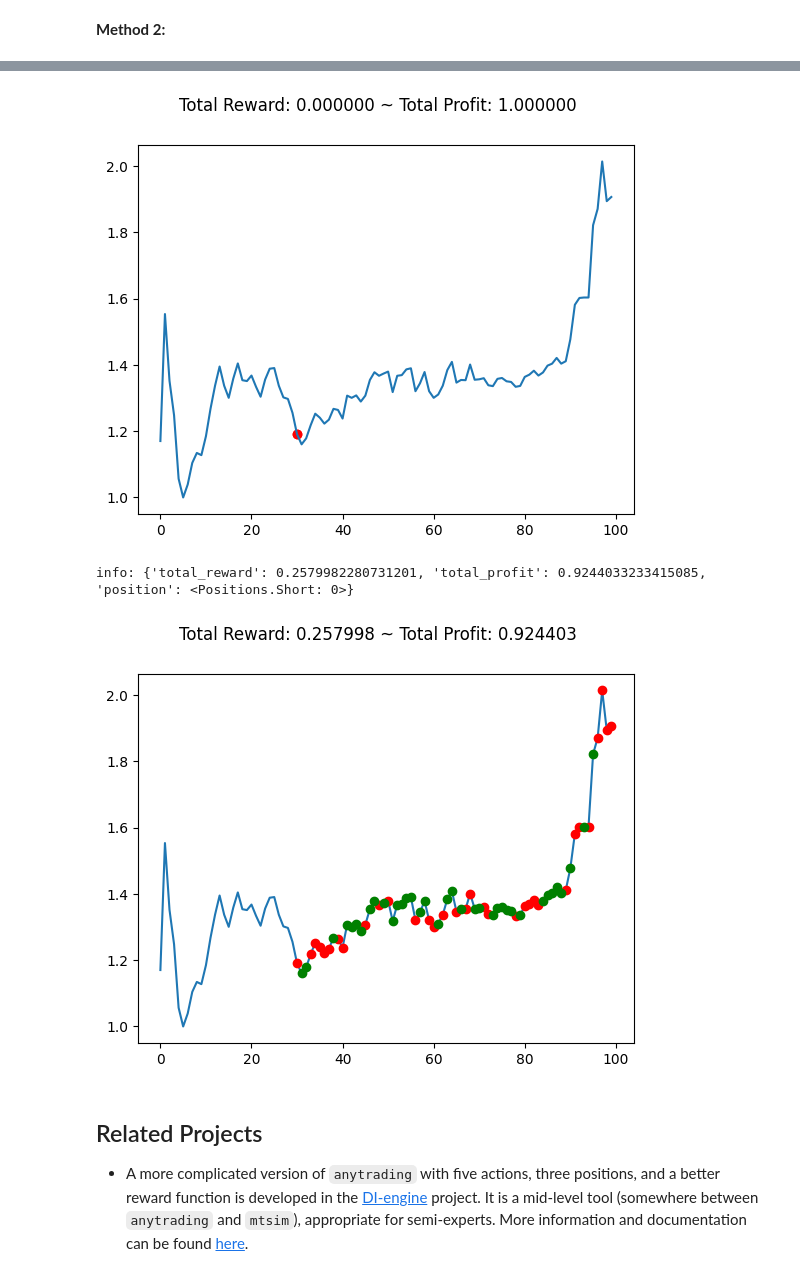
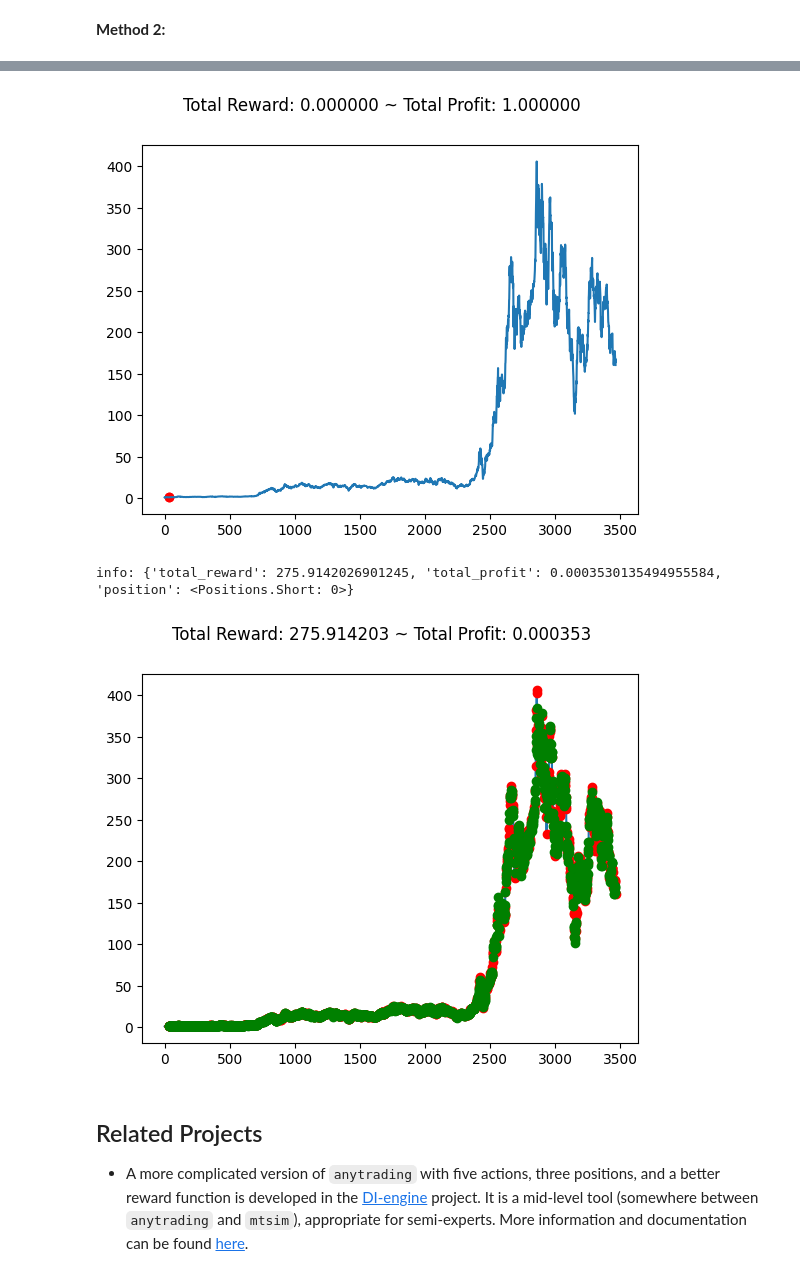
Before and after one commit to ChopinNo3Op9/RL-Based-Gym-Trading, a Jupyter notebook: examples/try.ipynb, the cells around one changed output, grey strips where cells are left out. Saved outputs shown, nothing was run; the diff lists cells and outputs as text; code cells hidden in the pictures.

Commit message:
updated env library and TSLA dataset

```diff
--- a/examples/try.ipynb
+++ b/examples/try.ipynb
@@ -283,7 +283,6 @@ def my_process_data(df, window_size, frame_bound):
 
 
 class MyStocksEnv(StocksEnv):
-
     def __init__(self, prices, signal_features, **kwargs):
         self._prices = prices
         self._signal_features = signal_features
@@ -292,9 +291,9 @@ class MyStocksEnv(StocksEnv):
     def _process_data(self):
         return self._prices, self._signal_features
 
-
-prices, signal_features = my_process_data(df=tsla_data, window_size=30, frame_bound=(30, len(tsla_data)))
-env = MyStocksEnv(prices, signal_features, df=tsla_data, window_size=30, frame_bound=(30, len(tsla_data)))
+data = tsla_data
+prices, signal_features = my_process_data(df=data, window_size=30, frame_bound=(30, len(data)))
+env = MyStocksEnv(prices, signal_features, df=data, window_size=30, frame_bound=(30, len(data)))
 # %%
 prices
 # %% [output]
@@ -371,25 +342,25 @@ custom_env information:
 env.reset()
 env.render()
 # %% [output]
-[figure, old version]
+[figure, new version]
 # %%
-observation = env.reset(seed=2023)
+# observation = env.reset(seed=2023)
 while True:
     action = env.action_space.sample()
-    observation, reward, terminated, truncated, info = env.step(action)
+    observation, reward, terminated, truncated, info = env.step(action) # in trading_env.py, use _calculate_reward and _update_profit
     done = terminated or truncated
 
     # env.render()
     if done:
         print("info:", info)
         break
 
 plt.cla()
 env.unwrapped.render_all()
 plt.show()
 # %% [output]
-info: {'total_reward': 0.2579982280731201, 'total_profit': 0.9244033233415085, 'position': <Positions.Short: 0>}
+info: {'total_reward': 275.9142026901245, 'total_profit': 0.0003530135494955584, 'position': <Positions.Short: 0>}
-[figure, old version]
+[figure, new version]
 # %% [markdown]
 ## Related Projects
 
```
Also changed, not shown: parts of 5 cells of this notebook, 2 other files.
